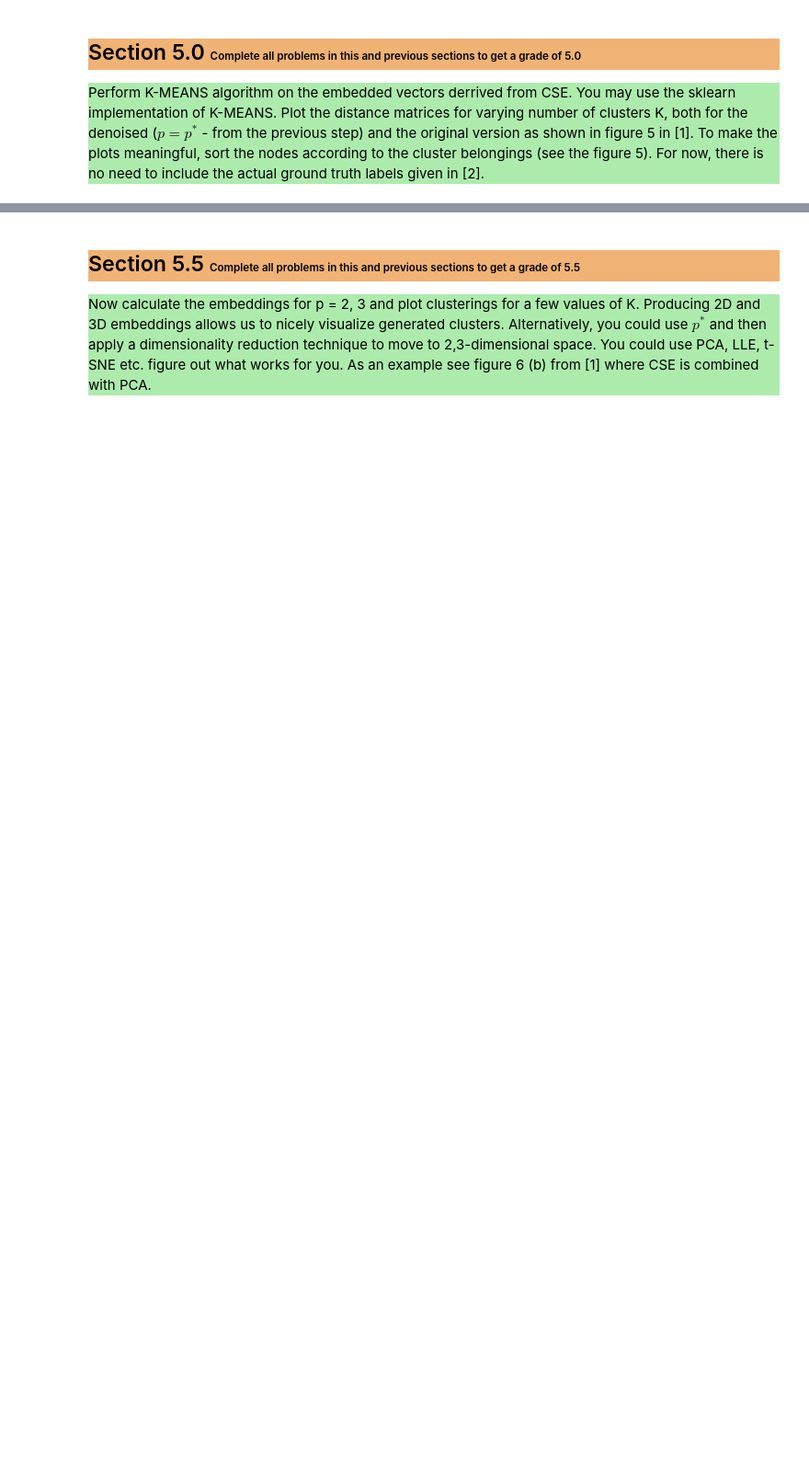
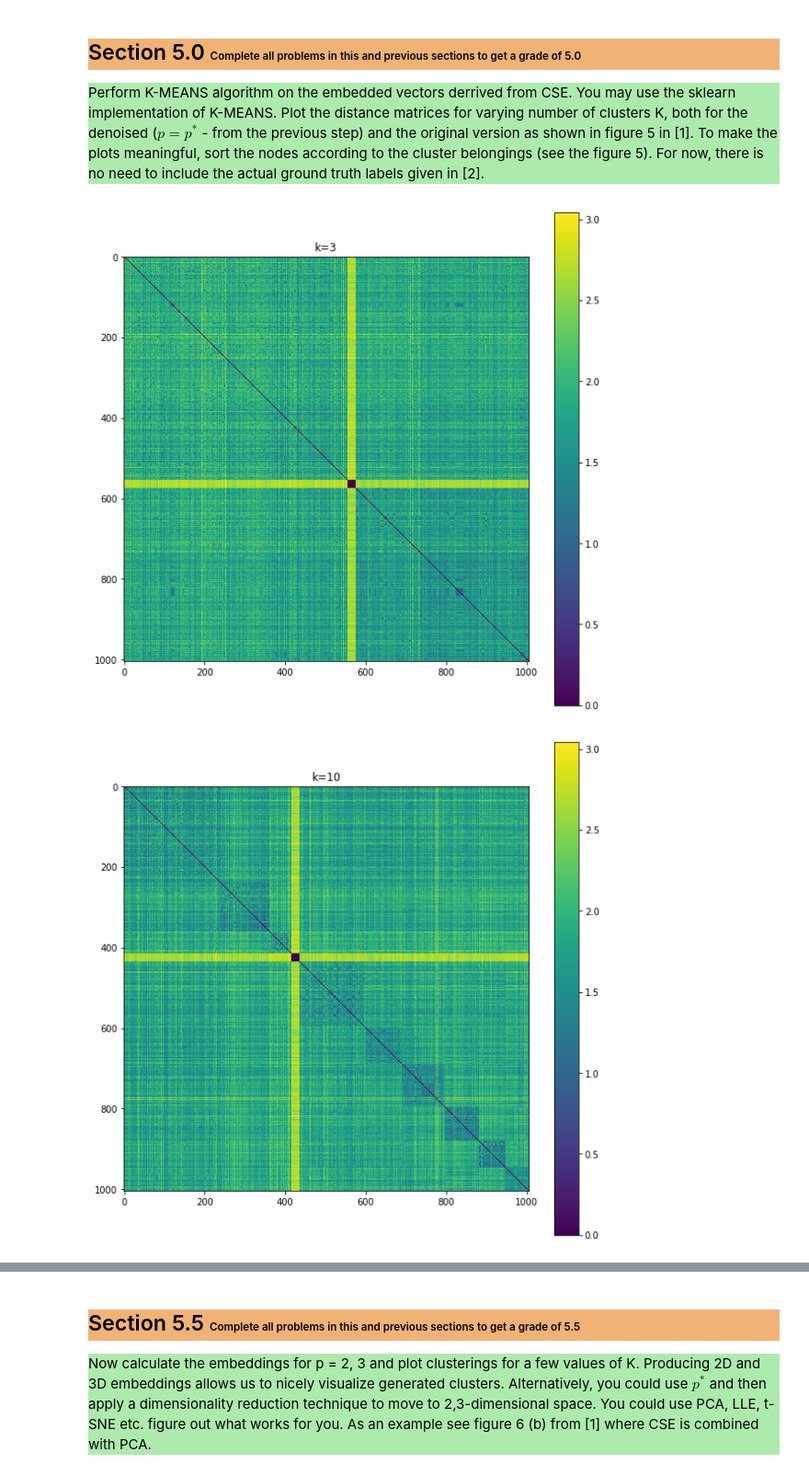
Before and after one commit to mcreng/stat-learning, a Jupyter notebook: slt-ce-5.ipynb, the cells around one changed output, grey strips where cells are left out. Shown at 92% size. Saved outputs shown, nothing was run; the diff lists cells and outputs as text; code cells hidden in the pictures; blank space fills up the shorter version.

```diff
--- a/slt-ce-5.ipynb
+++ b/slt-ce-5.ipynb
@@ -142,0 +188,16 @@ Section 5.0
+# %%
+import scipy.spatial as sps
+## Distance matrices
+Xp = CSE.get_embedded_vectors(p_opt)
+
+for k in [3, 10, 50]:
+    labels = skl.cluster.KMeans(k).fit_predict(Xp)
+    asort = np.argsort(labels)
+    plt.figure(figsize=(10, 10))
+    plt.title('k={}'.format(k))
+    plt.imshow(sps.distance.squareform(sps.distance.pdist(Xp))[asort][:,asort])
+    plt.colorbar()
+    plt.show()
+# %% [output]
+[figure, added]
+[figure, added]
```
Also changed, not shown: parts of 22 cells of this notebook.
